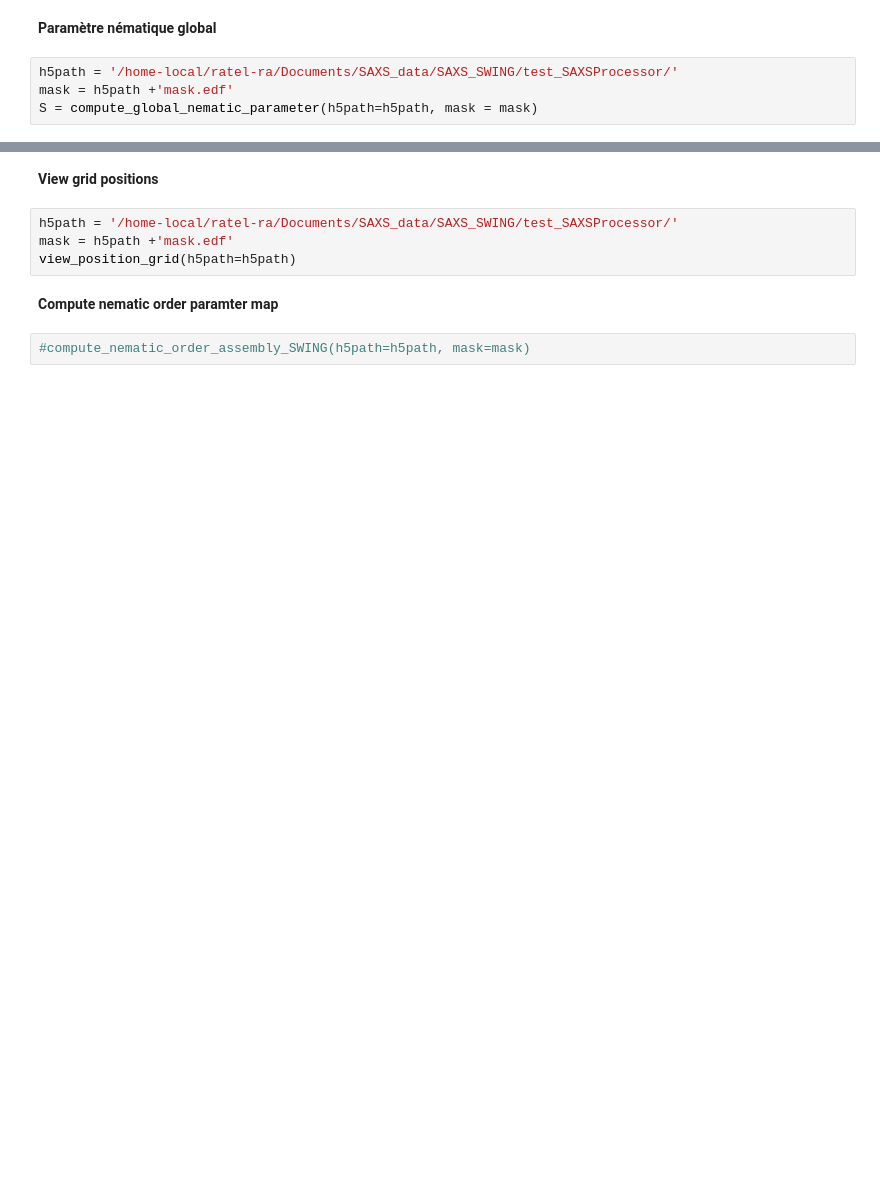
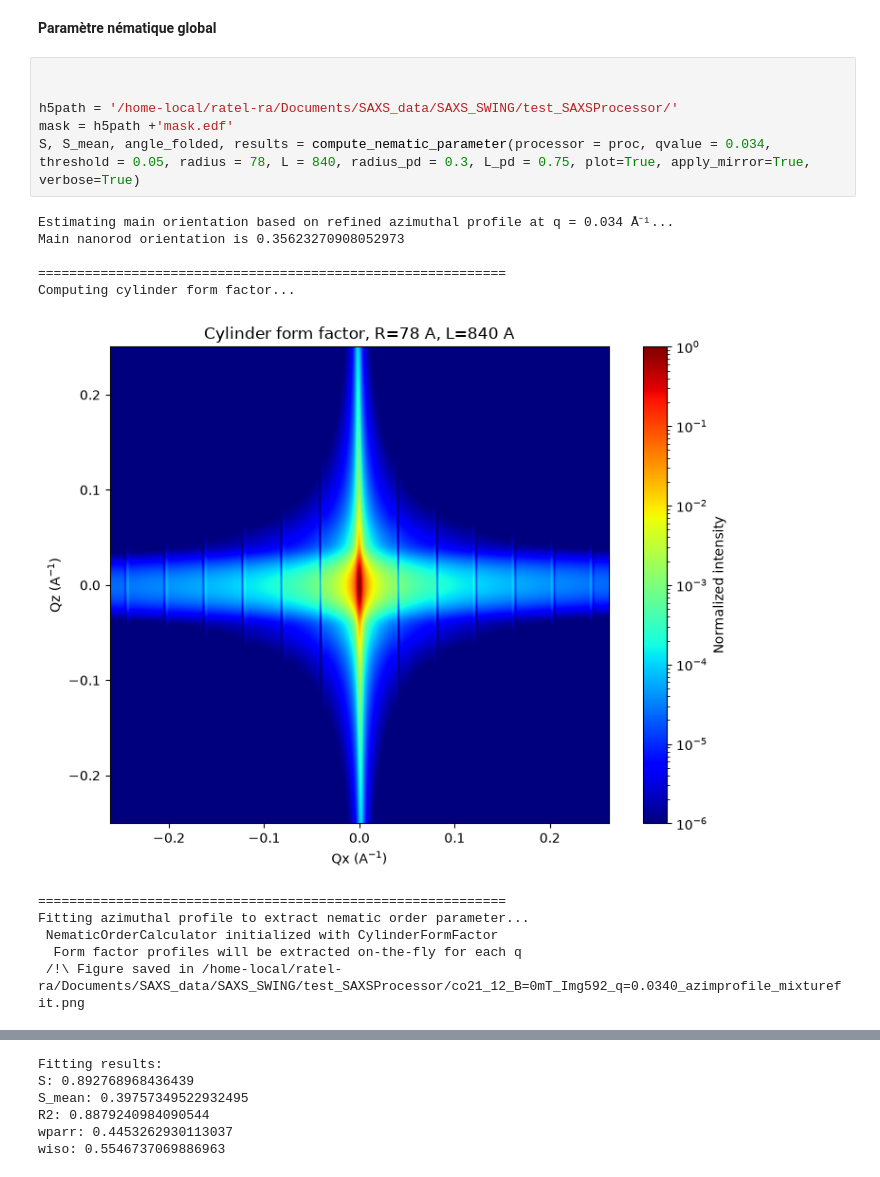
Before and after one commit to nicoratel/SAXSProcessor, a Jupyter notebook: notebooks/test_data_SImon.ipynb, the cells around one changed output, grey strips where cells are left out. Drawn from its saved outputs; the diff is of its cells as text; blank space fills up the shorter version.

```diff
--- a/notebooks/test_data_SImon.ipynb
+++ b/notebooks/test_data_SImon.ipynb
@@ -22,6 +22,20 @@ Due to binning, pixel size was modified to 0.00015x0.00015
 # %% [markdown]
 **Paramètre nématique global**
 # %%
+
+
 h5path = '/home-local/ratel-ra/Documents/SAXS_data/SAXS_SWING/test_SAXSProcessor/'
 mask = h5path +'mask.edf'
-S = compute_global_nematic_parameter(h5path=h5path, mask = mask)
+S, S_mean, angle_folded, results = compute_nematic_parameter(processor = proc, qvalue = 0.034, threshold = 0.05, radius = 78, L = 840, radius_pd = 0.3, L_pd = 0.75, plot=True, apply_mirror=True, verbose=True)
+# %% [output]
+Estimating main orientation based on refined azimuthal profile at q = 0.034 Å⁻¹...
+Main nanorod orientation is 0.35623270908052973
+
+============================================================
+Computing cylinder form factor...
+[figure, added]
+============================================================
+Fitting azimuthal profile to extract nematic order parameter...
+ NematicOrderCalculator initialized with CylinderFormFactor
+  Form factor profiles will be extracted on-the-fly for each q
+ /!\ Figure saved in /home-local/ratel-ra/Documents/SAXS_data/SAXS_SWING/test_SAXSProcessor/co21_12_B=0mT_Img592_q=0.0340_azimprofile_mixturefit.png
@@ -28,10 +43,6 @@ S = compute_global_nematic_parameter(h5path=h5path, mask = mask)
+Fitting results:
+S: 0.892768968436439
+S_mean: 0.39757349522932495
+R2: 0.8879240984090544
+wparr: 0.4453262930113037
+wiso: 0.5546737069886963
-# %% [markdown]
-**View grid positions**
-# %%
-h5path = '/home-local/ratel-ra/Documents/SAXS_data/SAXS_SWING/test_SAXSProcessor/'
-mask = h5path +'mask.edf'
-view_position_grid(h5path=h5path)
-# %% [markdown]
-**Compute nematic order paramter map**
-# %%
-#compute_nematic_order_assembly_SWING(h5path=h5path, mask=mask)
```
Also changed, not shown: parts of 3 cells of this notebook.
